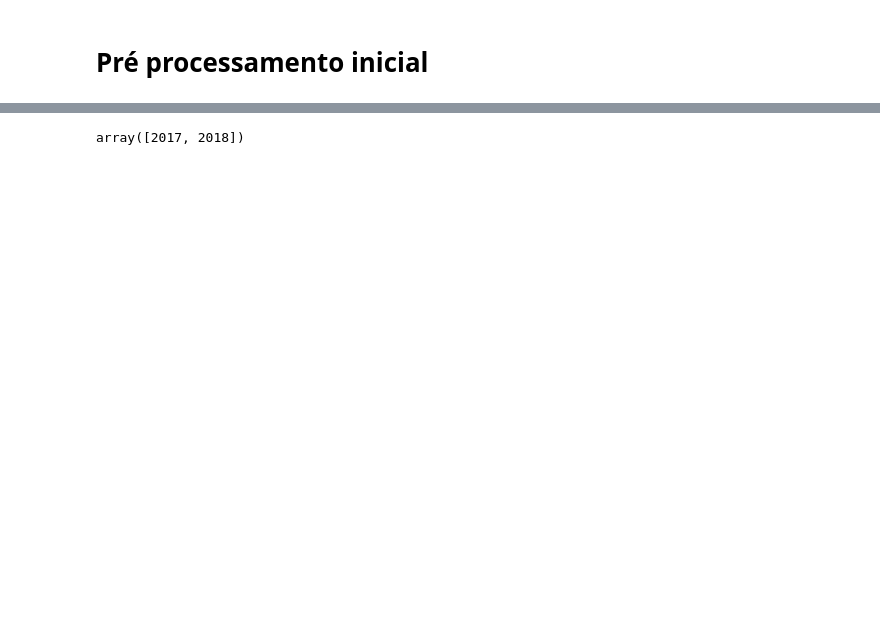
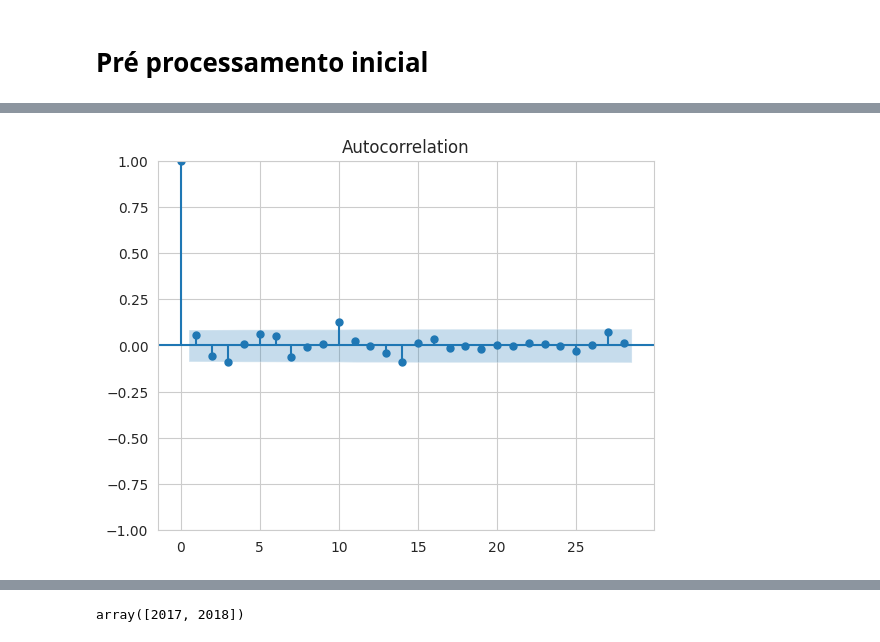
Before and after one commit to Gabrieldpll/Hotel-Reservations, a Jupyter notebook: PROJETO_ML_EDA_.ipynb, the cells around one changed output, grey strips where cells are left out. Saved outputs shown, nothing was run; the diff lists cells and outputs as text; code cells hidden in the pictures; blank space fills up the shorter version.

```diff
--- a/PROJETO_ML_EDA_.ipynb
+++ b/PROJETO_ML_EDA_.ipynb
@@ -253,0 +235,14 @@ Transformamos a variável temporal em trimestres e um indicador se é feriado.
+# %%
+# Um processamento para gerar uma série temporal da taxa de cancelamento.
+
+dados_agrupados_por_tempo =(
+  dados
+ .groupby(['data', 'booking_status'])
+ .size()
+ .unstack()
+ .fillna(0)
+ .assign(Canceled_ratio = lambda x : x['Canceled'] / (x['Canceled'] + x['Not_Canceled']))
+
+
+
+)
@@ -253,0 +258,2 @@ Transformamos a variável temporal em trimestres e um indicador se é feriado.
+# %%
+dados_sem_anomalia = dados_agrupados_por_tempo[dados_agrupados_por_tempo.index > '2017-07-31']
@@ -253,0 +269,10 @@ Transformamos a variável temporal em trimestres e um indicador se é feriado.
+# %%
+# Realiza a decompisição(aditiva) da serie temporal
+stl = STL(dados_sem_anomalia['Canceled_ratio'] , robust = True, seasonal = 11)
+res = stl.fit()
+# %%
+# É importante verificar se há autocorrelação nos resíduos
+sm.graphics.tsa.plot_acf(res.resid)
+plt.show()
+# %% [output]
+[figure, added]
```
Also changed, not shown: parts of 173 cells of this notebook, 1 other file.
